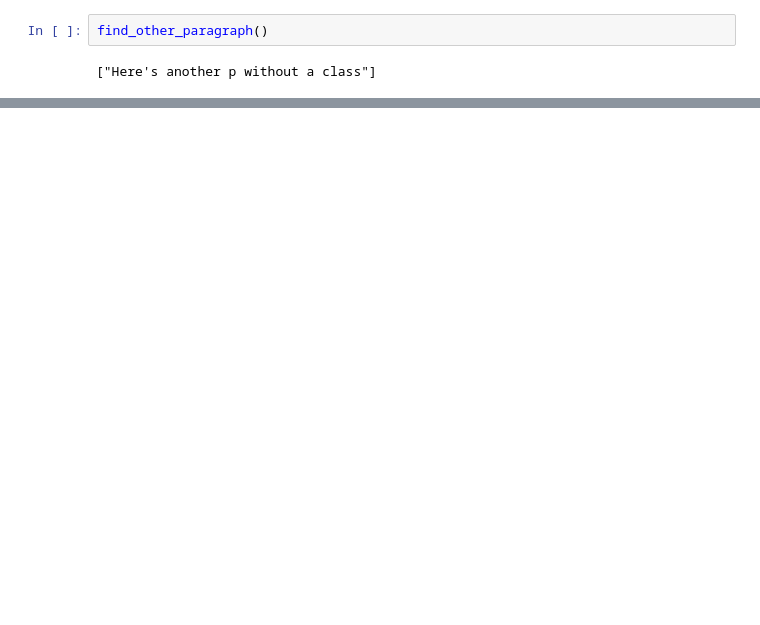
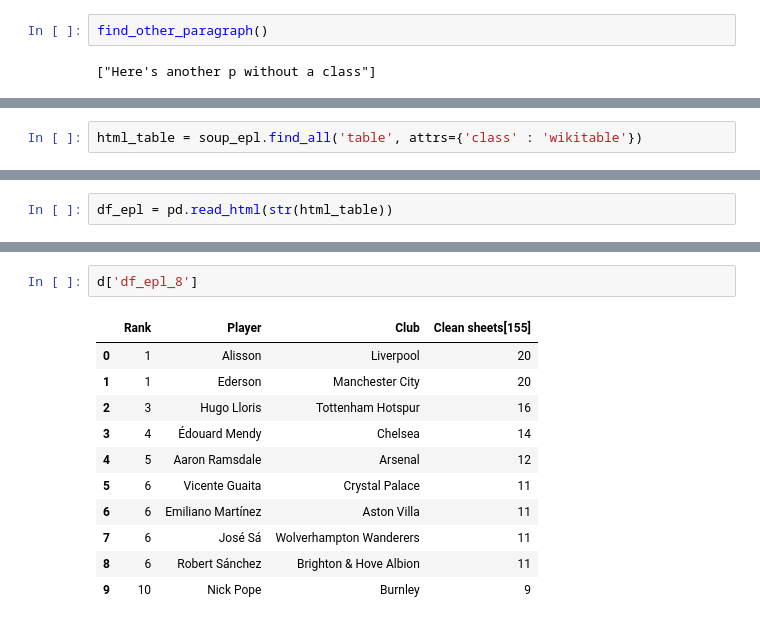
Before and after one commit to Delonix7/Data_Science_Essentials, a Jupyter notebook: Web_Scraping_with_Python.ipynb, the cells around one changed output, grey strips where cells are left out. Saved outputs shown, nothing was run; the diff lists cells and outputs as text; blank space fills up the shorter version.

```diff
--- a/Web_Scraping_with_Python.ipynb
+++ b/Web_Scraping_with_Python.ipynb
@@ -82,0 +364,2 @@ find_other_paragraph()
+# %%
+html_table = soup_epl.find_all('table', attrs={'class' : 'wikitable'})
@@ -82,0 +372,2 @@ find_other_paragraph()
+# %%
+df_epl = pd.read_html(str(html_table))
@@ -82,0 +387,14 @@ find_other_paragraph()
+# %%
+d['df_epl_8']
+# %% [output]
+|  | Rank | Player | Club | Clean sheets[155] |
+| 0 | 1 | Alisson | Liverpool | 20 |
+| 1 | 1 | Ederson | Manchester City | 20 |
+| 2 | 3 | Hugo Lloris | Tottenham Hotspur | 16 |
+| 3 | 4 | Édouard Mendy | Chelsea | 14 |
+| 4 | 5 | Aaron Ramsdale | Arsenal | 12 |
+| 5 | 6 | Vicente Guaita | Crystal Palace | 11 |
+| 6 | 6 | Emiliano Martínez | Aston Villa | 11 |
+| 7 | 6 | José Sá | Wolverhampton Wanderers | 11 |
+| 8 | 6 | Robert Sánchez | Brighton & Hove Albion | 11 |
+| 9 | 10 | Nick Pope | Burnley | 9 |
```
Also changed, not shown: parts of 69 cells of this notebook.
